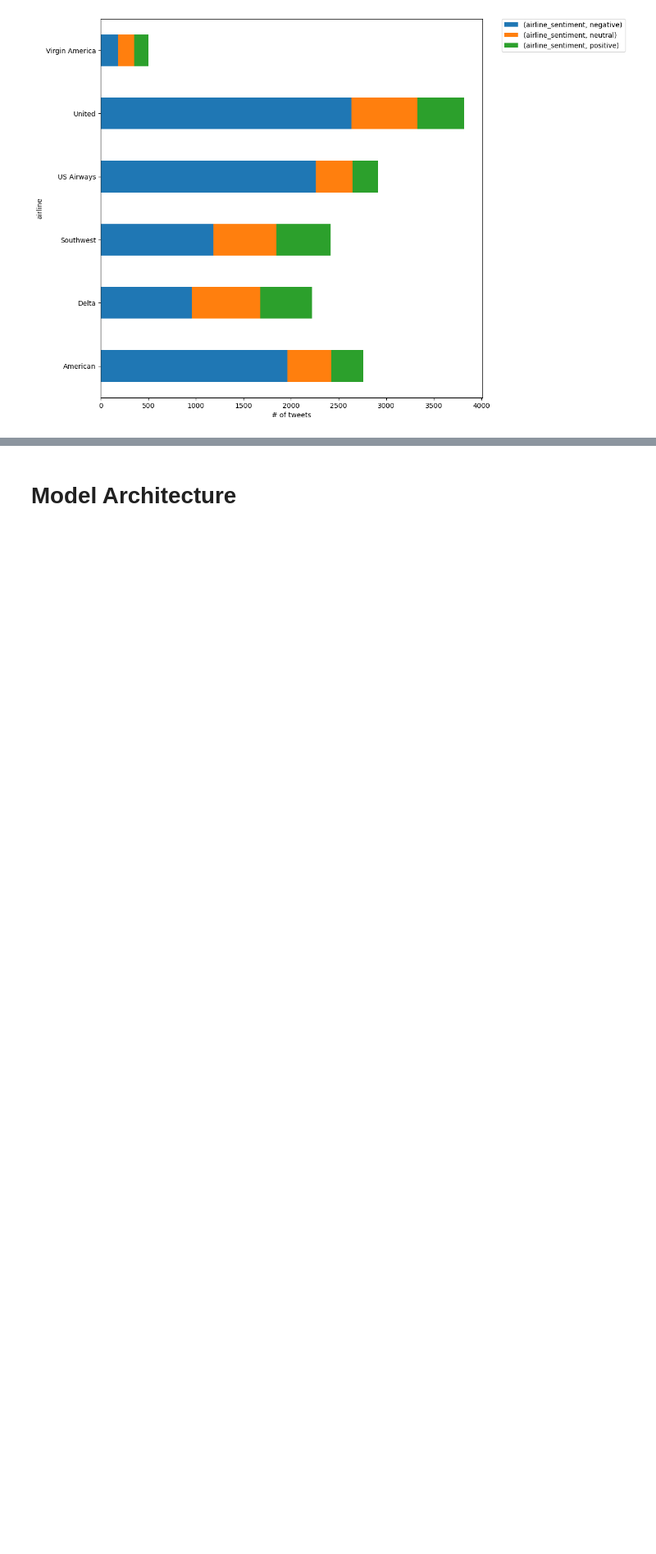
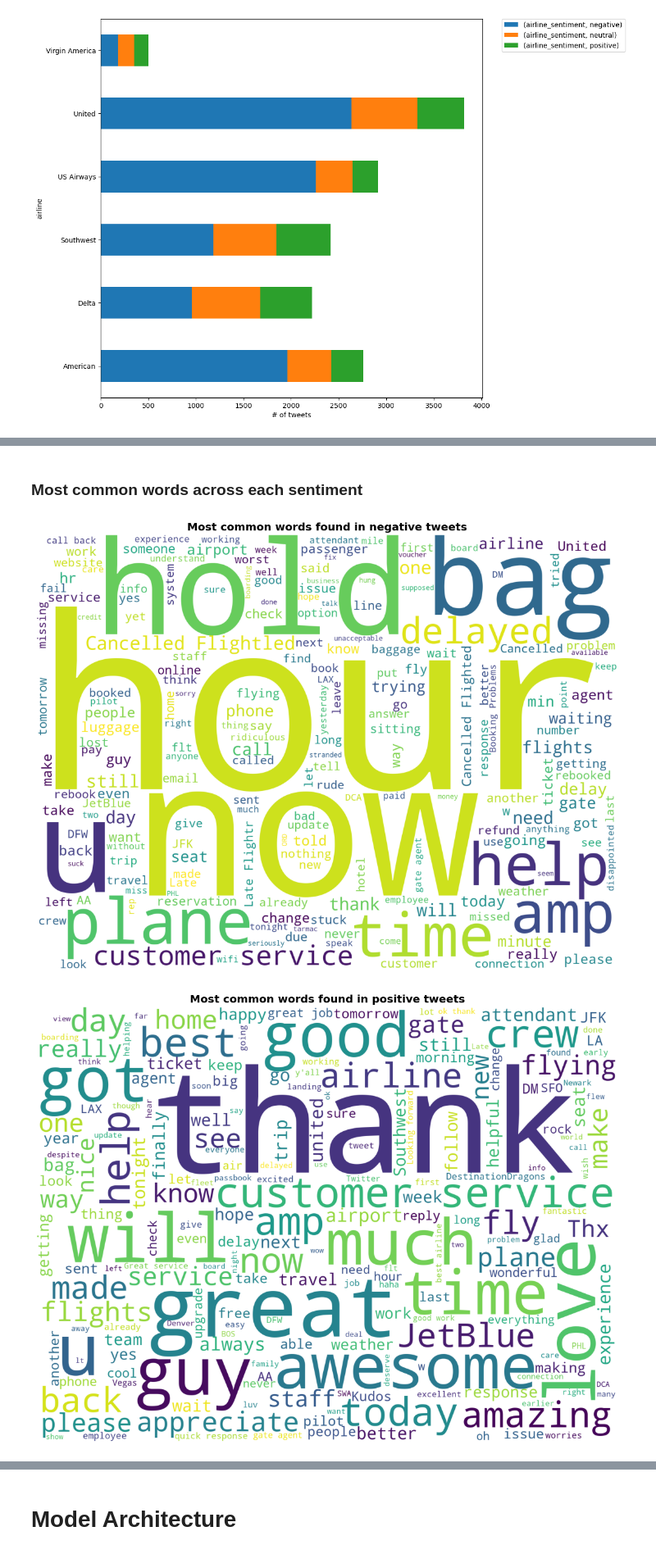
Before and after one commit to karansangha/5511_week6_finalproject, a Jupyter notebook: Sentiment Analysis.ipynb, the cells around one changed output, grey strips where cells are left out. Shown at 82% size. Drawn from its saved outputs; the diff is of its cells as text; code cells hidden in the pictures; blank space fills up the shorter version.

```diff
--- a/Sentiment Analysis.ipynb
+++ b/Sentiment Analysis.ipynb
@@ -117,0 +139,2 @@ plt.show()
+# %% [markdown]
+### Most common words across each sentiment
@@ -117,0 +143,26 @@ plt.show()
+# %%
+for sentiment in ['negative', 'positive', 'neutral']:
+    new_df=df[df['airline_sentiment']==sentiment]
+    words = ' '.join(new_df['text'])
+    cleaned_word = " ".join([word for word in words.split()
+                                if 'http' not in word
+                                    and not word.startswith('@')
+                                    and word != 'RT'
+                                ])
+    wordcloud = WordCloud(stopwords=list(STOPWORDS) + ['flight'],
+                          background_color='white',
+                          width=2000,
+                          height=1500
+                         ).generate(cleaned_word)
+    plt.figure(1,figsize=(14, 12))
+    plt.imshow(wordcloud)
+    plt.axis('off')
+    plt.title(f'Most common words found in {sentiment} tweets',
+              fontsize="x-large",
+              fontweight="bold"
+             )
+    plt.show()
+    print('\n\n')
+# %% [output]
+[figure, added]
+[figure, added]
```
Also changed, not shown: parts of 14 cells of this notebook.
